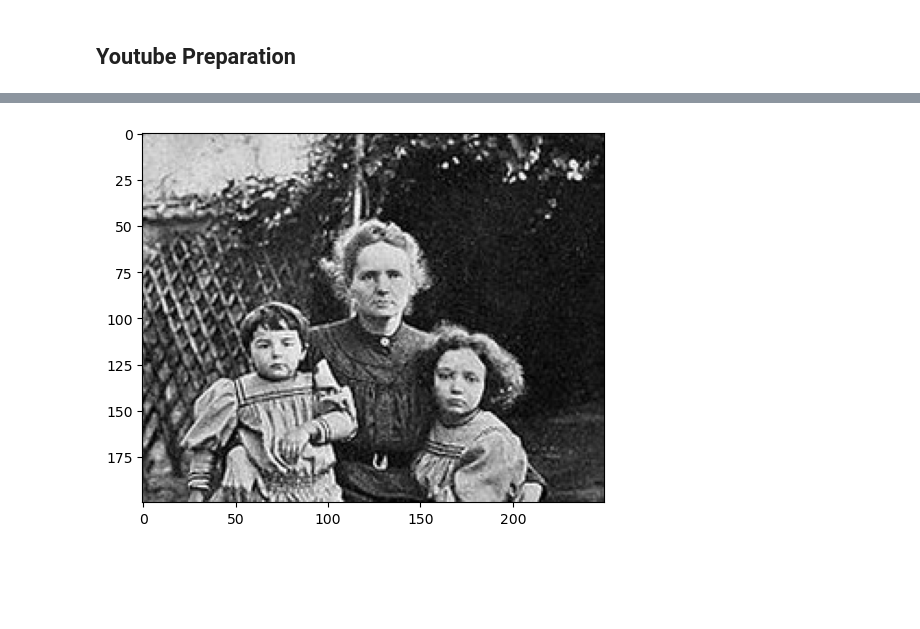
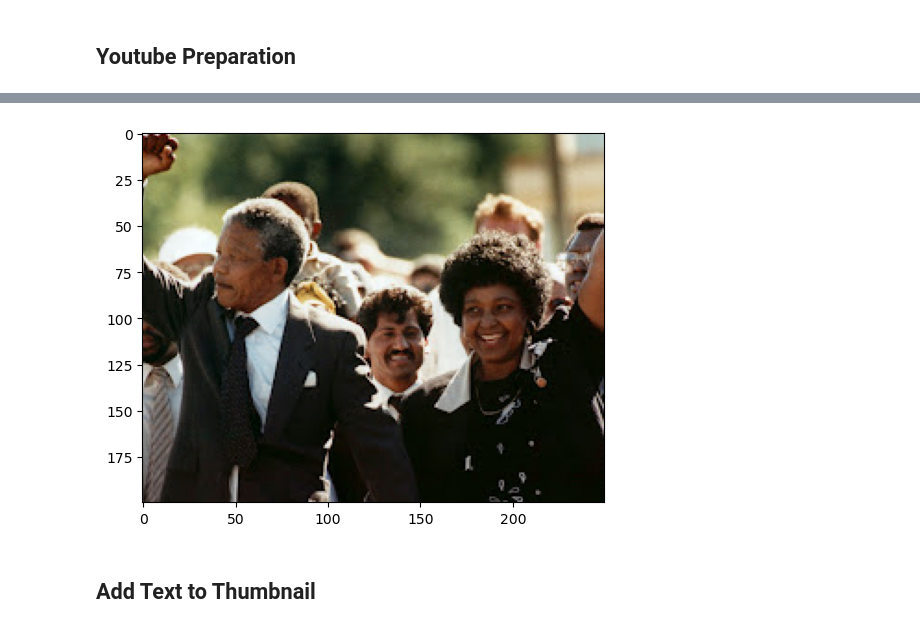
Before and after one commit to BenJCross1995/Video-from-Script, a Jupyter notebook: Video Creation.ipynb, the cells around one changed output, grey strips where cells are left out. Drawn from its saved outputs; the diff is of its cells as text; code cells hidden in the pictures; blank space fills up the shorter version.

Commit message:
Update code - add text to image

```diff
--- a/Video Creation.ipynb
+++ b/Video Creation.ipynb
@@ -37,2 +46,9 @@ need_audio = historical_figures_list[(historical_figures_list.Script_Created ==
+# %%
+# Create the ChatGPT prompt
+historical_figures_list['Prompt'] = "Generate 10 pretty long and interesting facts about " + historical_figures_list['Name']
+# Remove duplicate names
+historical_figures_list = historical_figures_list.drop_duplicates(subset = ['Name'])
+
+historical_figures_list.to_excel('Historical Figures List.xlsx', index=False)
 # %% [markdown]
 ## Create Any Necessary Audio Files
@@ -239,4 +275,6 @@ Join us on this incredible journey through time and discover the inspiring stori
 # %%
-create_thumbnail('Marie Curie')
+create_thumbnail('Nelson Mandela')
 # %% [output]
-[figure, old version]
+[figure, new version]
+# %% [markdown]
+## Add Text to Thumbnail
```
Also changed, not shown: parts of 17 cells of this notebook, 36 other files.
